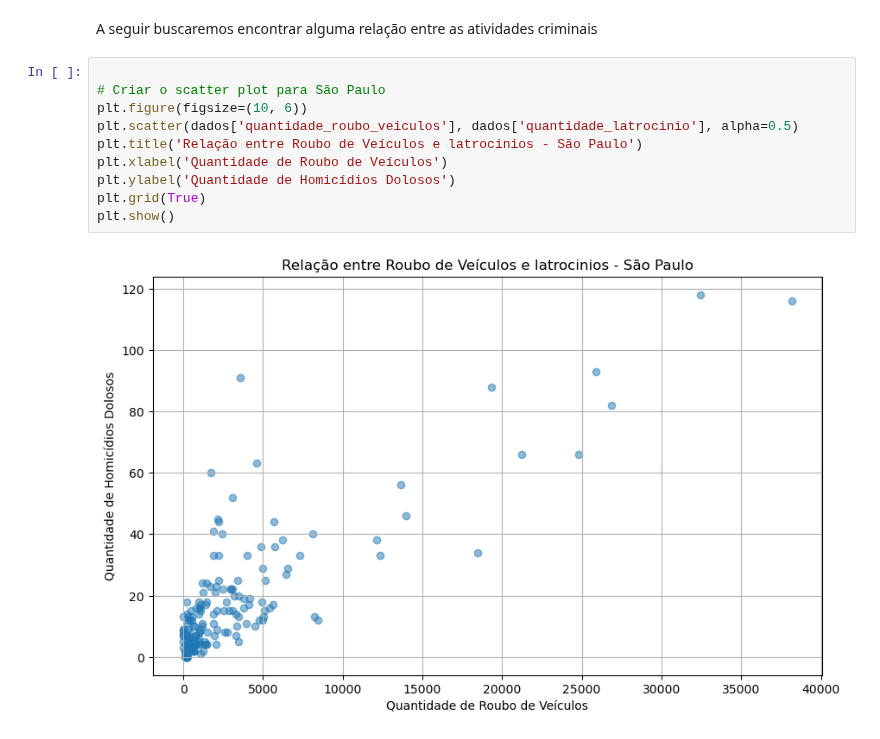
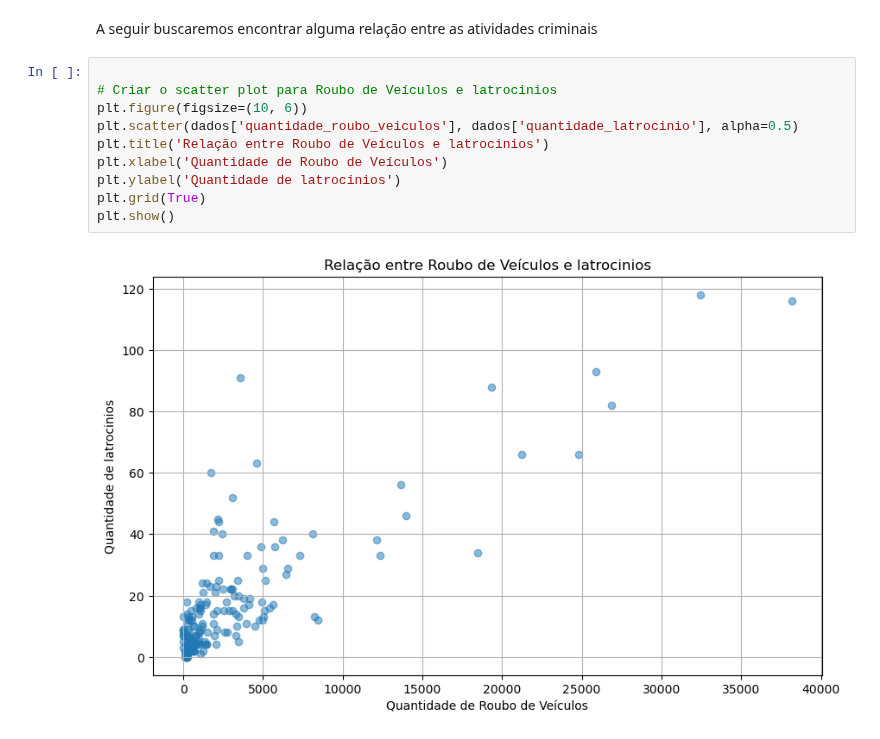
Before and after one commit to Iamiran1/Projeto-2---Ci-ncia-de-Dados, a Jupyter notebook: P2.ipynb, the cells around one changed output. Saved outputs shown, nothing was run; the diff lists cells and outputs as text.

Commit message:
scatter

```diff
--- a/P2.ipynb
+++ b/P2.ipynb
@@ -213,13 +213,13 @@ plt.show()
 A seguir buscaremos encontrar alguma relação entre as atividades criminais
 # %%
 
-# Criar o scatter plot para São Paulo
+# Criar o scatter plot para Roubo de Veículos e latrocinios
 plt.figure(figsize=(10, 6))
 plt.scatter(dados['quantidade_roubo_veiculos'], dados['quantidade_latrocinio'], alpha=0.5)
-plt.title('Relação entre Roubo de Veículos e latrocinios - São Paulo')
+plt.title('Relação entre Roubo de Veículos e latrocinios')
 plt.xlabel('Quantidade de Roubo de Veículos')
-plt.ylabel('Quantidade de Homicídios Dolosos')
+plt.ylabel('Quantidade de latrocinios')
 plt.grid(True)
 plt.show()
 # %% [output]
-[figure, old version]
+[figure, new version]
```
Also changed, not shown: parts of 1 cell of this notebook.
